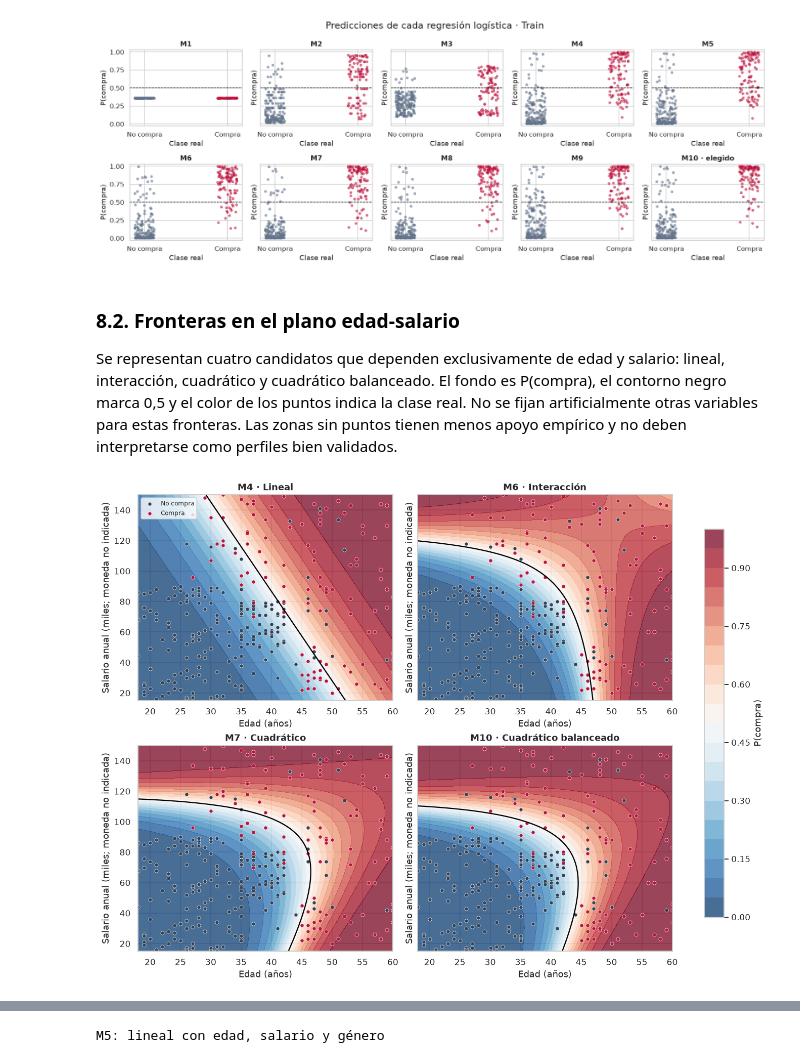
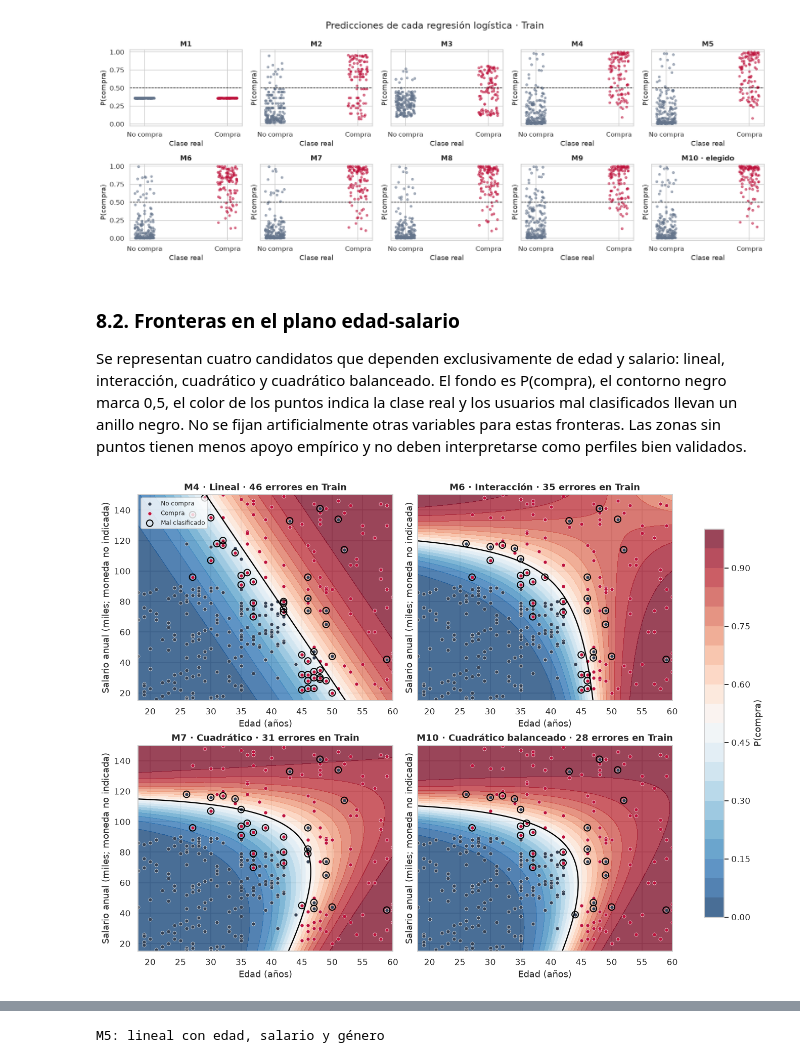
Before and after one commit to ppiqueras-22470465/Social_Network_Ads_Regresion_Logistica_G6, a Jupyter notebook: Social_Network_Ads_Regresion_Logistica.ipynb, the cells around one changed output, grey strips where cells are left out. Saved outputs shown, nothing was run; the diff lists cells and outputs as text; code cells hidden in the pictures.

```diff
--- a/Social_Network_Ads_Regresion_Logistica.ipynb
+++ b/Social_Network_Ads_Regresion_Logistica.ipynb
@@ -302,9 +349,9 @@ def crear_modelo(config):
     transformadores = []
     if len(config['num']) > 0:
         pasos = [('escala_original', sk.preprocessing.StandardScaler())]
-        if config['grado'] == 2:
+        if config['grado'] > 1:
             pasos.append(('polinomios', sk.preprocessing.PolynomialFeatures(
-                degree=2, include_bias=False, interaction_only=config['interaccion'])))
+                degree=config['grado'], include_bias=False, interaction_only=config['interaccion'])))
             pasos.append(('escala_terminos', sk.preprocessing.StandardScaler()))
         transformadores.append(('numericas', sk.pipeline.Pipeline(pasos), config['num']))
     if config['genero']:
@@ -423,0 +475,18 @@ La ventaja de Sensibilidad de M10 sobre M7 es de **3,42 puntos porcentuales**, p
+# %%
+# Control: mismo esquema que M7 y M10 pero con grado 3. No entra en la selección.
+columnas = ['N términos', 'recall_media', 'recall_sd', 'accuracy_media', 'especificidad_media', 'precision_media']
+filas_g3 = []
+for nombre, peso in [('Grado 3', None), ('Grado 3, balanceado', 'balanced')]:
+    config = {'num': ['Age', 'EstimatedSalary'], 'genero': False, 'grado': 3, 'interaccion': False, 'peso': peso}
+    modelo = crear_modelo(config)
+    r = sk.model_selection.cross_validate(modelo, X_train, y_train, scoring=metricas_cv, cv=particiones_cv)
+    fila = {'Modelo': nombre, 'N términos': len(modelo.fit(X_train, y_train).named_steps['preparacion'].get_feature_names_out())}
+    for metrica in ['recall', 'accuracy', 'especificidad', 'precision']:
+        fila[f'{metrica}_media'] = r[f'test_{metrica}'].mean()
+    fila['recall_sd'] = r['test_recall'].std()
+    filas_g3.append(fila)
+
+comparacion_grado = pd.concat([
+    tabla_cv.loc[['M7', 'M10'], columnas].rename(index={'M7': 'Grado 2 (M7)', 'M10': 'Grado 2, balanceado (M10)'}),
+    pd.DataFrame(filas_g3).set_index('Modelo')[columnas]])
+display(comparacion_grado)
@@ -580,29 +664,32 @@ plt.show()
 # %% [markdown]
 ### 8.2. Fronteras en el plano edad-salario
 
-Se representan cuatro candidatos que dependen exclusivamente de edad y salario: lineal, interacción, cuadrático y cuadrático balanceado. El fondo es P(compra), el contorno negro marca 0,5 y el color de los puntos indica la clase real. No se fijan artificialmente otras variables para estas fronteras. Las zonas sin puntos tienen menos apoyo empírico y no deben interpretarse como perfiles bien validados.
+Se representan cuatro candidatos que dependen exclusivamente de edad y salario: lineal, interacción, cuadrático y cuadrático balanceado. El fondo es P(compra), el contorno negro marca 0,5, el color de los puntos indica la clase real y los usuarios mal clasificados llevan un anillo negro. No se fijan artificialmente otras variables para estas fronteras. Las zonas sin puntos tienen menos apoyo empírico y no deben interpretarse como perfiles bien validados.
 # %%
 edades = np.linspace(X_train['Age'].min(), X_train['Age'].max(), 180)
 salarios = np.linspace(X_train['EstimatedSalary'].min(), X_train['EstimatedSalary'].max(), 180)
 xx, yy = np.meshgrid(edades, salarios)
 rejilla = pd.DataFrame({'Age': xx.ravel(), 'EstimatedSalary': yy.ravel(), 'Gender': 0})
 fig, axes = plt.subplots(2, 2, figsize=(12, 9), sharey=True, layout='constrained')
 for ax, nombre in zip(axes.flat, ['M4', 'M6', 'M7', 'M10']):
     superficie = modelos_ajustados[nombre].predict_proba(rejilla)[:, 1].reshape(xx.shape)
     fondo = ax.contourf(xx, yy / 1000, superficie, levels=np.linspace(0, 1, 21), cmap='RdBu_r', alpha=0.75)
     ax.contour(xx, yy / 1000, superficie, levels=[0.5], colors='black', linewidths=1.5)
     for clase, color in [(0, '#334155'), (1, '#be123c')]:
         mascara = y_train == clase
         ax.scatter(X_train.loc[mascara, 'Age'], X_train.loc[mascara, 'EstimatedSalary'] / 1000,
                    c=color, s=22, edgecolor='white', linewidth=0.4,
                    label='Compra' if clase else 'No compra')
+    mal = (modelos_ajustados[nombre].predict_proba(X_train)[:, 1] >= UMBRAL).astype(int) != y_train
+    ax.scatter(X_train.loc[mal, 'Age'], X_train.loc[mal, 'EstimatedSalary'] / 1000, facecolors='none',
+               edgecolors='black', s=70, linewidth=1.3, label='Mal clasificado')
     ax.set_title(nombre + ' · ' + {'M4': 'Lineal', 'M6': 'Interacción', 'M7': 'Cuadrático',
-                                  'M10': 'Cuadrático balanceado'}[nombre])
+                                  'M10': 'Cuadrático balanceado'}[nombre] + f' · {int(mal.sum())} errores en Train')
     ax.set_xlabel('Edad (años)')
     ax.set_ylabel('Salario anual (miles; moneda no indicada)')
 axes[0, 0].legend(fontsize=8)
 fig.colorbar(fondo, ax=axes.ravel().tolist(), label='P(compra)', shrink=0.85)
 plt.show()
 # %% [output]
-[figure, old version]
+[figure, new version]
 # %% [markdown]
```
Also changed, not shown: parts of 9 cells of this notebook.
